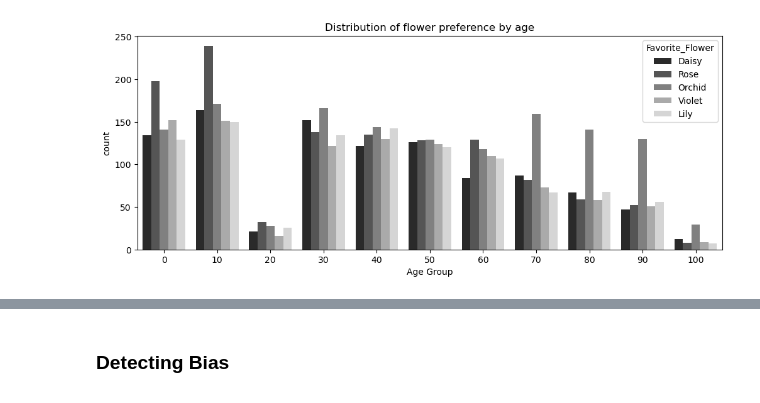
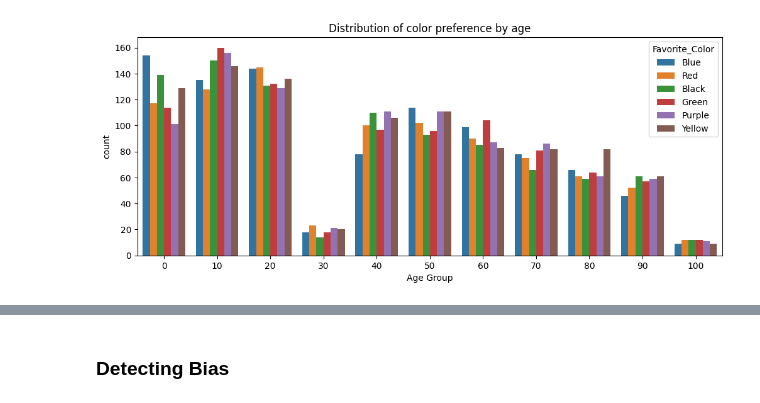
Before and after one commit to DavidMertz/CleaningDataVideo, a Jupyter notebook: Data_Quality.ipynb, the cells around one changed output, grey strips where cells are left out. Cells and saved outputs as stored; diff of their text form; code cells hidden in the pictures.

Commit message:
Data Quality edits

```diff
--- a/Data_Quality.ipynb
+++ b/Data_Quality.ipynb
@@ -82,9 +76,6 @@ While uniformly randomly missing data can be worked around relatively easily, da
 # %%
-df['Age Group'] = df.Age//10 * 10
 fig, ax = plt.subplots(figsize=(12, 4.5))
-sns.countplot(x="Age Group", hue="Favorite_Flower",
-              ax=ax, palette='gray', data=df)
-ax.set_title("Distribution of flower preference by age")
-plt.savefig("img/(Ch05)Distribution of flower preference by age.png")
+sns.countplot(x="Age Group", hue="Favorite_Color", ax=ax, data=df)
+ax.set_title("Distribution of color preference by age");
 # %% [output]
-[figure, old version]
+[figure, new version]
```
Also changed, not shown: parts of 243 cells of this notebook, 5 other files.
